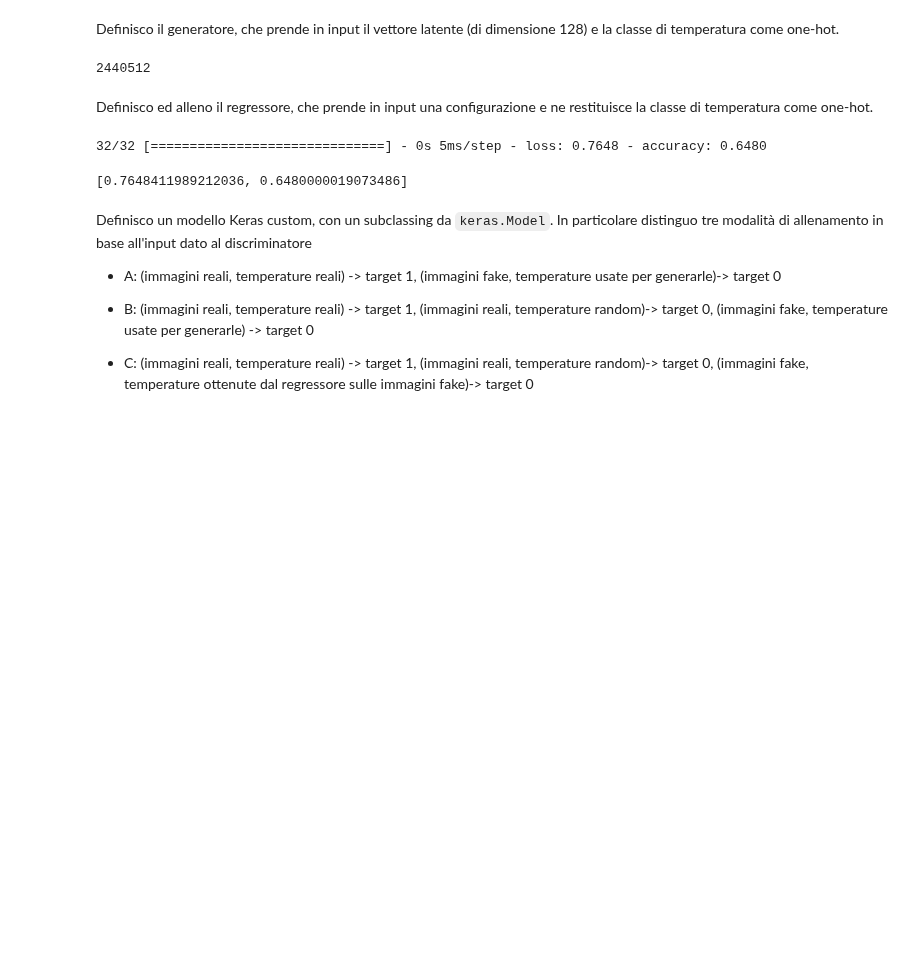
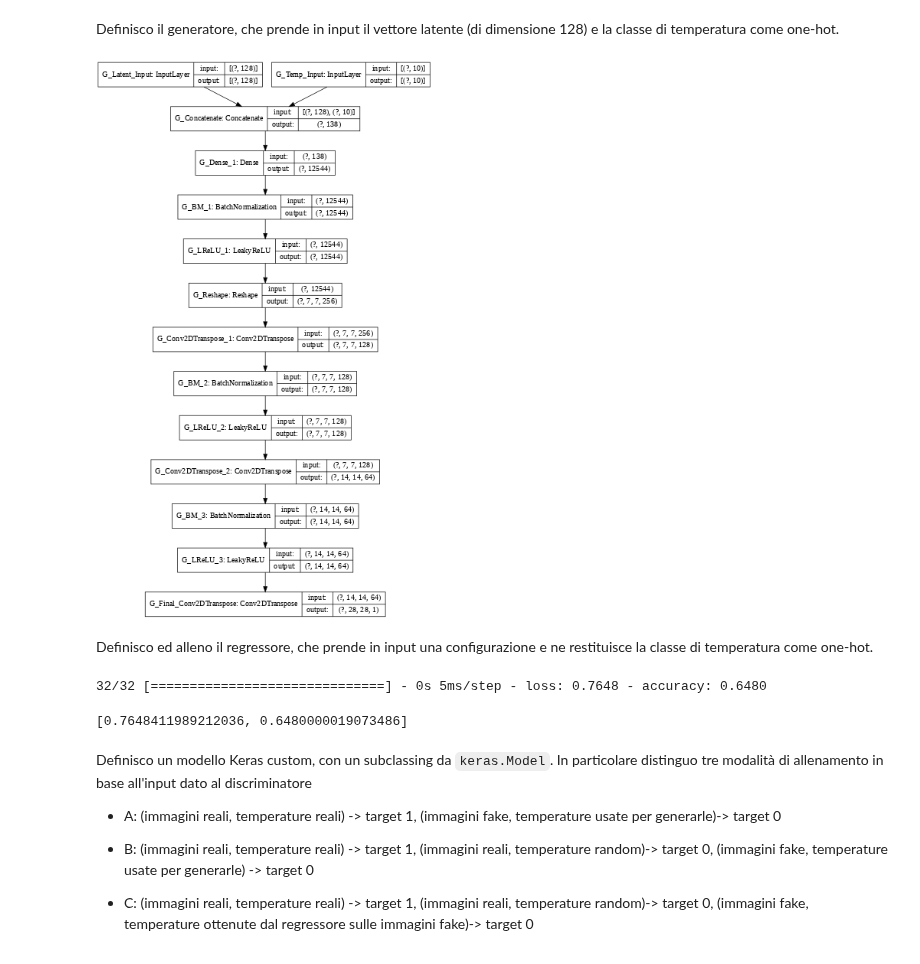
Before and after one commit to raeubaen/misc, a Jupyter notebook: dissertazione/Ising-DCGAN.ipynb, the cells around one changed output. Drawn from its saved outputs; the diff is of its cells as text; code cells hidden in the pictures; blank space fills up the shorter version.

```diff
--- a/dissertazione/Ising-DCGAN.ipynb
+++ b/dissertazione/Ising-DCGAN.ipynb
@@ -89,35 +89,35 @@ def get_generator_model():
 
     latent_vector = layers.Input(shape=(LATENT_DIM,), name="G_Latent_Input")
 
     x = layers.Concatenate(name="G_Concatenate")([latent_vector, temp_input])
 
     x = layers.Dense(7*7*256, use_bias=False,
                      input_shape=(2*LATENT_DIM,), name="G_Dense_1")(x)
     x = layers.BatchNormalization(name="G_BM_1")(x)
     x = layers.LeakyReLU(name="G_LReLU_1")(x)
 
     x = layers.Reshape((7, 7, 256), name="G_Reshape")(x)
 
     x = layers.Conv2DTranspose(128, (4, 4), strides=(1, 1), padding='same',
                                use_bias=False, name="G_Conv2DTranspose_1")(x)
     x = layers.BatchNormalization(name="G_BM_2")(x)
     x = layers.LeakyReLU(name="G_LReLU_2")(x)
 
     x = layers.Conv2DTranspose(64, (4, 4), strides=(2, 2), padding='same',
                                use_bias=False, name="G_Conv2DTranspose_2")(x)
     x = layers.BatchNormalization(name="G_BM_3")(x)
     x = layers.LeakyReLU(name="G_LReLU_3")(x)
 
     x = layers.Conv2DTranspose(1, (7, 7), strides=(2, 2), padding='same',
        use_bias=False, activation=tf.tanh, name="G_Final_Conv2DTranspose")(x)
 
     model = keras.models.Model([temp_input, latent_vector], x, name="generator")
     return model
 
 g_model = get_generator_model()
-print(g_model.count_params())
+keras.utils.plot_model(g_model, show_shapes=True, dpi=50, rankdir='HB')
 # %% [output]
-2440512
+[figure, added]
 # %% [markdown]
 Definisco ed alleno il regressore, che prende in input una configurazione e ne restituisce la classe di temperatura come one-hot.
 # %%
```
Also changed, not shown: parts of 8 cells of this notebook.
